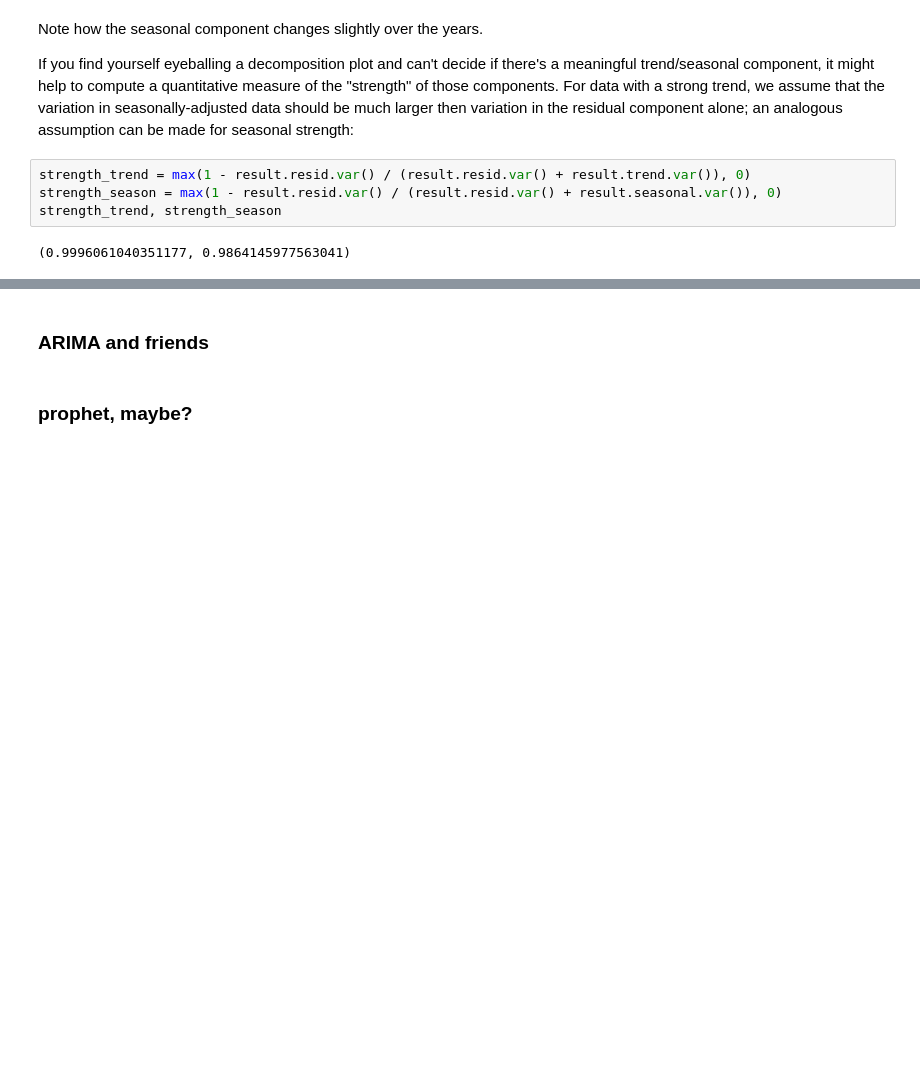
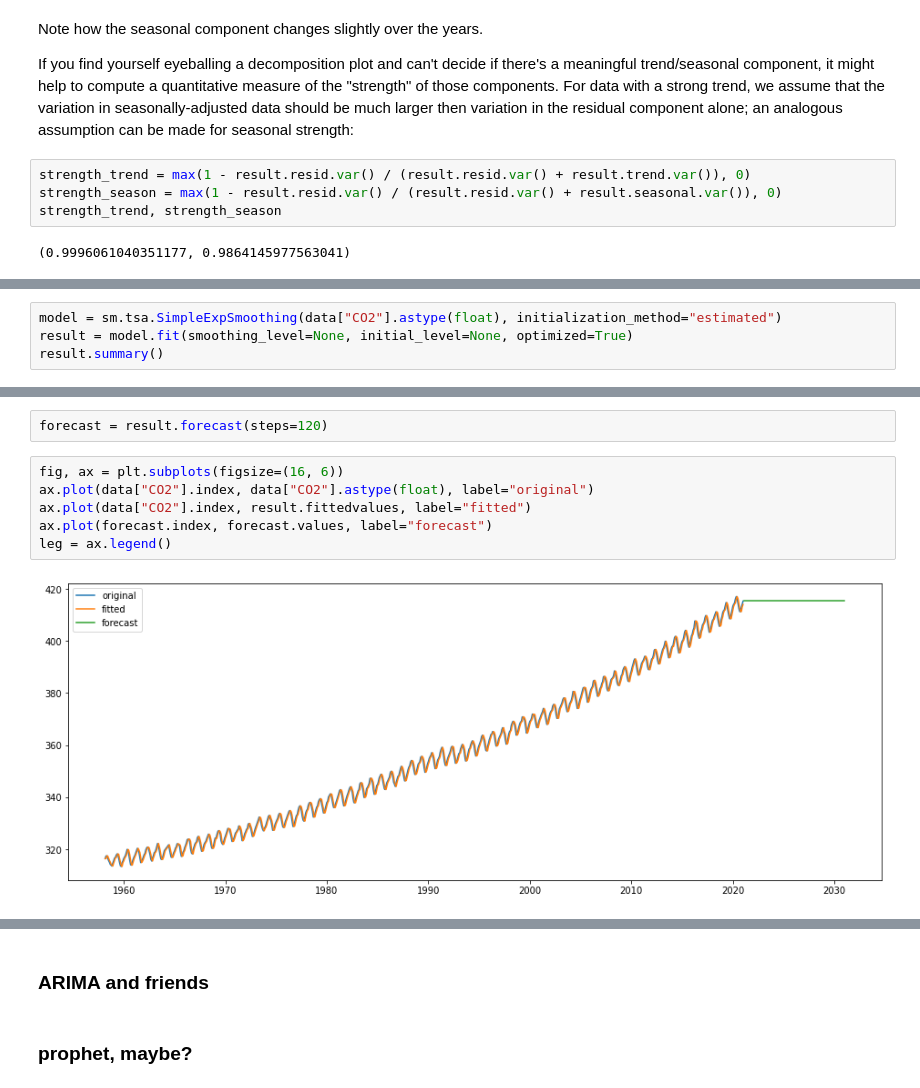
Before and after one commit to bdewilde/data-dives, a Jupyter notebook: notebooks/tutorial.ipynb, the cells around one changed output, grey strips where cells are left out. Cells and saved outputs as stored; diff of their text form; blank space fills up the shorter version.

```diff
--- a/notebooks/tutorial.ipynb
+++ b/notebooks/tutorial.ipynb
@@ -332,0 +397,4 @@ ax.legend()
+# %%
+model = sm.tsa.SimpleExpSmoothing(data["CO2"].astype(float), initialization_method="estimated")
+result = model.fit(smoothing_level=None, initial_level=None, optimized=True)
+result.summary()
@@ -332,0 +414,10 @@ ax.legend()
+# %%
+forecast = result.forecast(steps=120)
+# %%
+fig, ax = plt.subplots(figsize=(16, 6))
+ax.plot(data["CO2"].index, data["CO2"].astype(float), label="original")
+ax.plot(data["CO2"].index, result.fittedvalues, label="fitted")
+ax.plot(forecast.index, forecast.values, label="forecast")
+leg = ax.legend()
+# %% [output]
+[figure, added]
```
Also changed, not shown: parts of 30 cells of this notebook.
